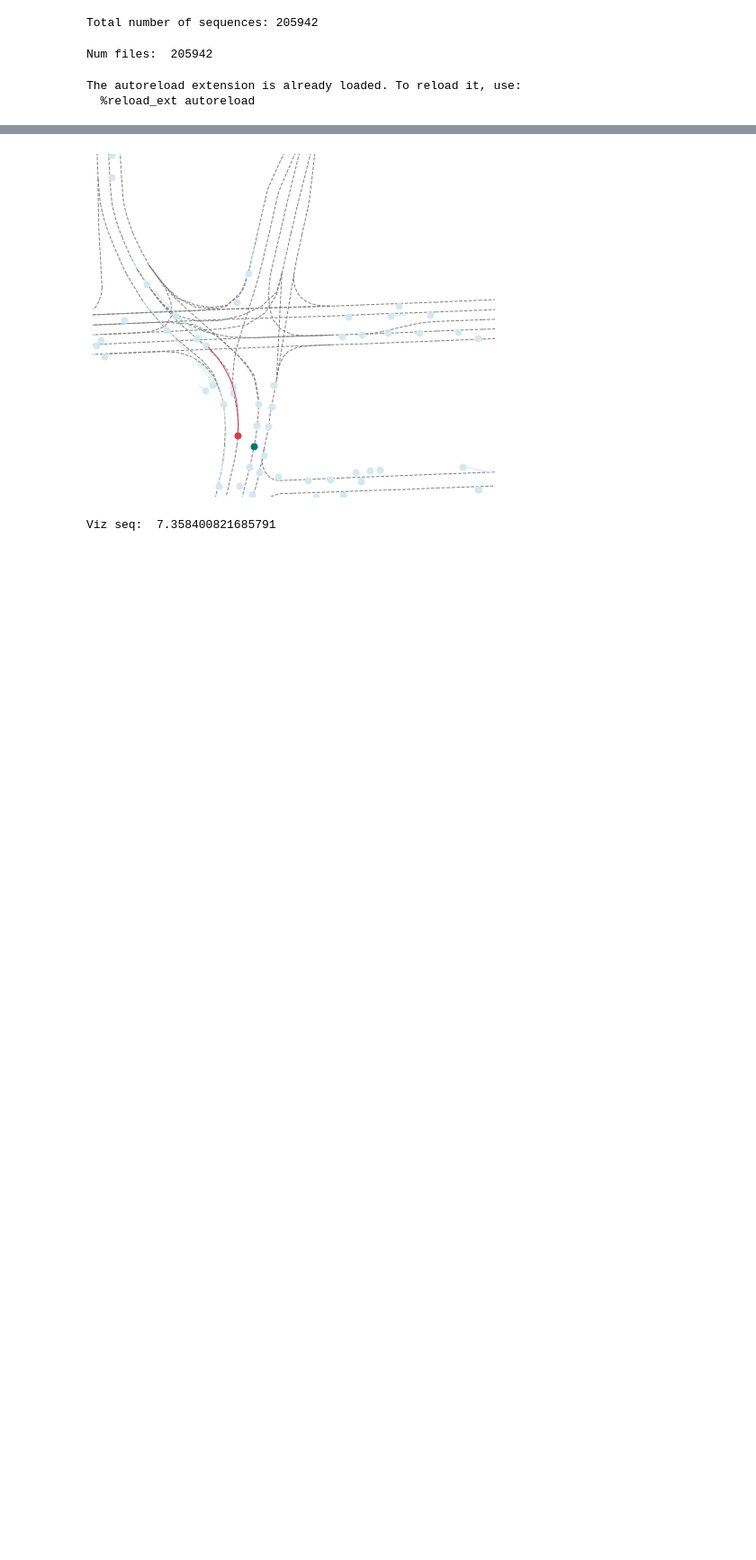
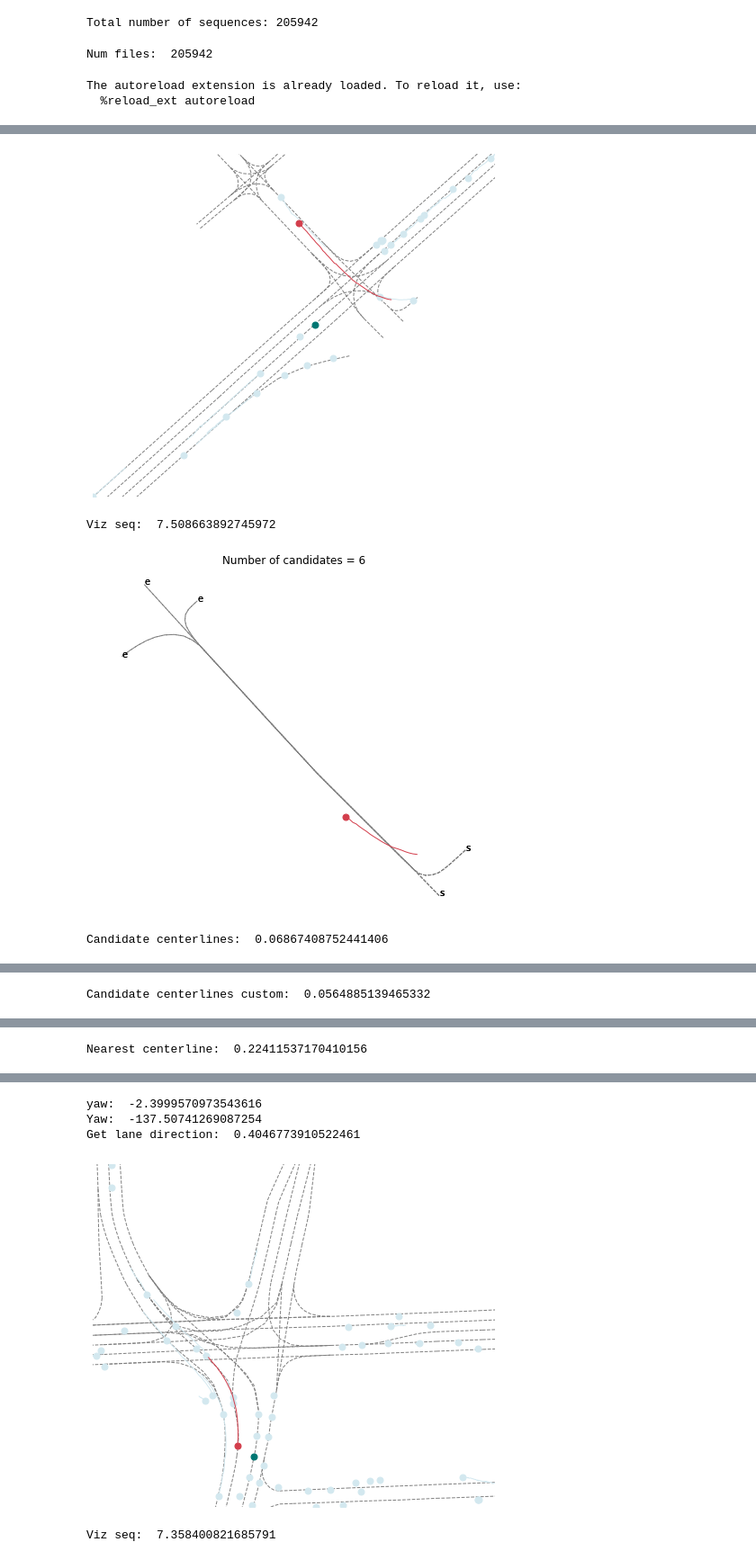
Before and after one commit to Cram3r95/mapfe4mp, a Jupyter notebook: evaluate/argoverse/test_argoverse_forecasting_map.ipynb, the cells around one changed output, grey strips where cells are left out. Shown: that part at 90% size. Drawn from its saved outputs; the diff is of its cells as text; code cells hidden in the pictures; blank space fills up the shorter version.

Commit message:
Keep working on relevant centerlines

```diff
--- a/evaluate/argoverse/test_argoverse_forecasting_map.ipynb
+++ b/evaluate/argoverse/test_argoverse_forecasting_map.ipynb
@@ -154,0 +148,54 @@ Get lane direction:  0.4225759506225586
+# %%
+seq_path = f"{root_dir}/2.csv"
+viz = True
+
+# Visualize sequence
+
+start = time.time()
+viz_sequence(afl.get(seq_path).seq_df, show=viz)
+end = time.time()
+print("Viz seq: ", end-start)
+
+obs_len = 20
+obs_origin = 20
+
+data = dataset_utils.read_file(seq_path)
+origin_pos, city_name = dataset_utils.get_origin_and_city(data,obs_origin)
+
+# Visualize candidate centerlines
+
+agent_obs_traj = afl.get(seq_path).agent_traj[:obs_len]
+
+start = time.time()
+candidate_centerlines = avm.get_candidate_centerlines_for_traj(agent_obs_traj, city_name, viz=viz)
+end = time.time()
+print("Candidate centerlines: ", end-start)
+
+start = time.time()
+candidate_centerlines = avm.get_candidate_centerlines_for_traj_custom(agent_obs_traj, city_name, viz=viz)
+end = time.time()
+print("Candidate centerlines custom: ", end-start)
+
+# Visualize nearest centerline
+
+start = time.time()
+nearest_centerline = avm.get_nearest_centerline(np.array(origin_pos), city_name, visualize=viz)
+end = time.time()
+print("Nearest centerline: ", end-start)
+
+# Visualize lane direction in the last observation frame
+
+agent_traj = afl.get(seq_path).agent_traj
+start = time.time()
+lane_direction, confidence = avm.get_lane_direction(agent_traj[obs_len-1], city_name, visualize=viz)
+yaw = math.atan2(lane_direction[1],lane_direction[0])
+print("yaw: ", yaw)
+print("Yaw: ", math.degrees(yaw))
+
+end = time.time()
+print("Get lane direction: ", end-start)
+# %% [output]
+[figure, added]
+Viz seq:  7.508663892745972
+[figure, added]
+Candidate centerlines:  0.06867408752441406
@@ -154,0 +203 @@ Get lane direction:  0.4225759506225586
+Candidate centerlines custom:  0.0564885139465332
@@ -154,0 +205 @@ Get lane direction:  0.4225759506225586
+Nearest centerline:  0.22411537170410156
@@ -155,3 +207,6 @@ Get lane direction:  0.4225759506225586
+yaw:  -2.3999570973543616
+Yaw:  -137.50741269087254
+Get lane direction:  0.4046773910522461
 # %%
 seq_path = f"{root_dir}/4.csv"
 viz = True
```
Also changed, not shown: parts of 9 cells of this notebook, 3 other files.
